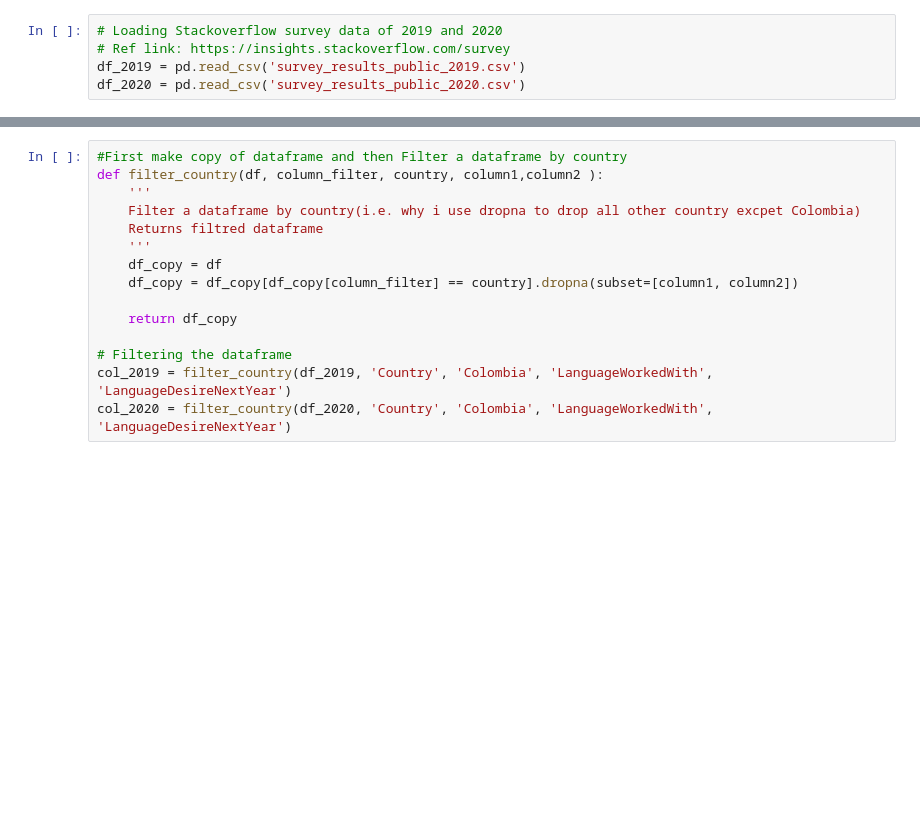
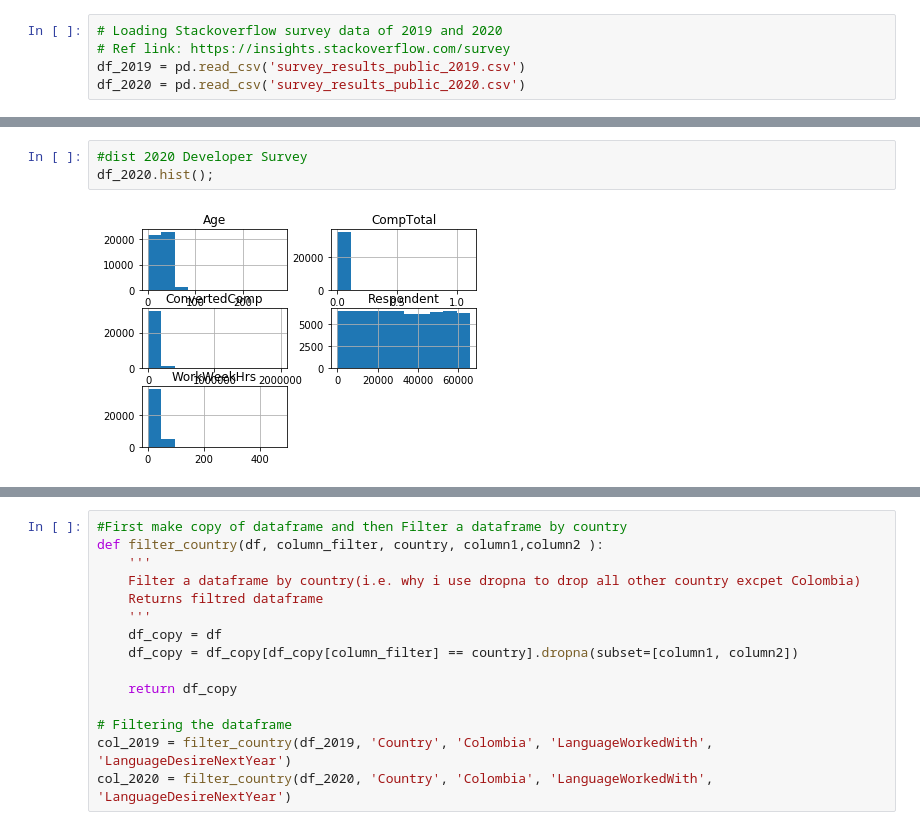
Before and after one commit to capenaranda05/Proyectos-DSn-Udacity, a Jupyter notebook: Project - Stack Overflow Developer Survey.ipynb, the cells around one changed output, grey strips where cells are left out. Drawn from its saved outputs; the diff is of its cells as text; blank space fills up the shorter version.

```diff
--- a/Project - Stack Overflow Developer Survey.ipynb
+++ b/Project - Stack Overflow Developer Survey.ipynb
@@ -76,0 +159,5 @@ df_2020.head()
+# %%
+#dist 2020 Developer Survey
+df_2020.hist();
+# %% [output]
+[figure, added]
```
Also changed, not shown: parts of 16 cells of this notebook.
